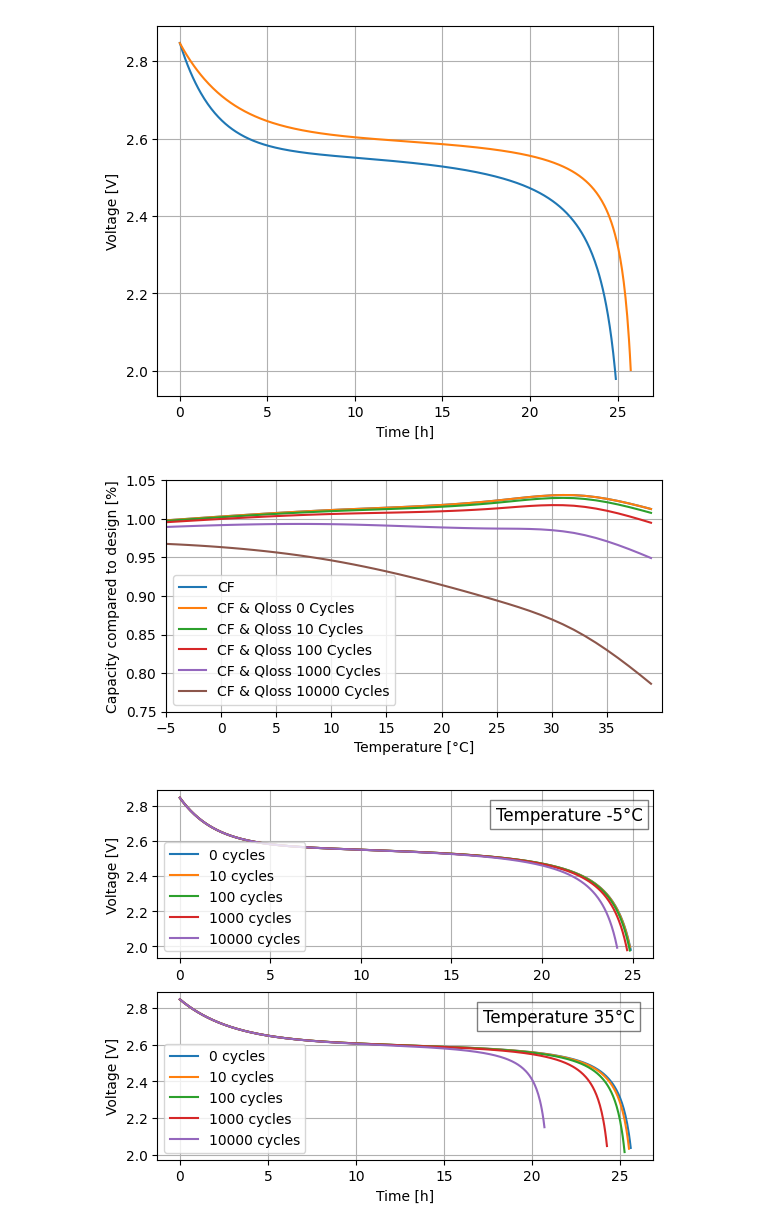
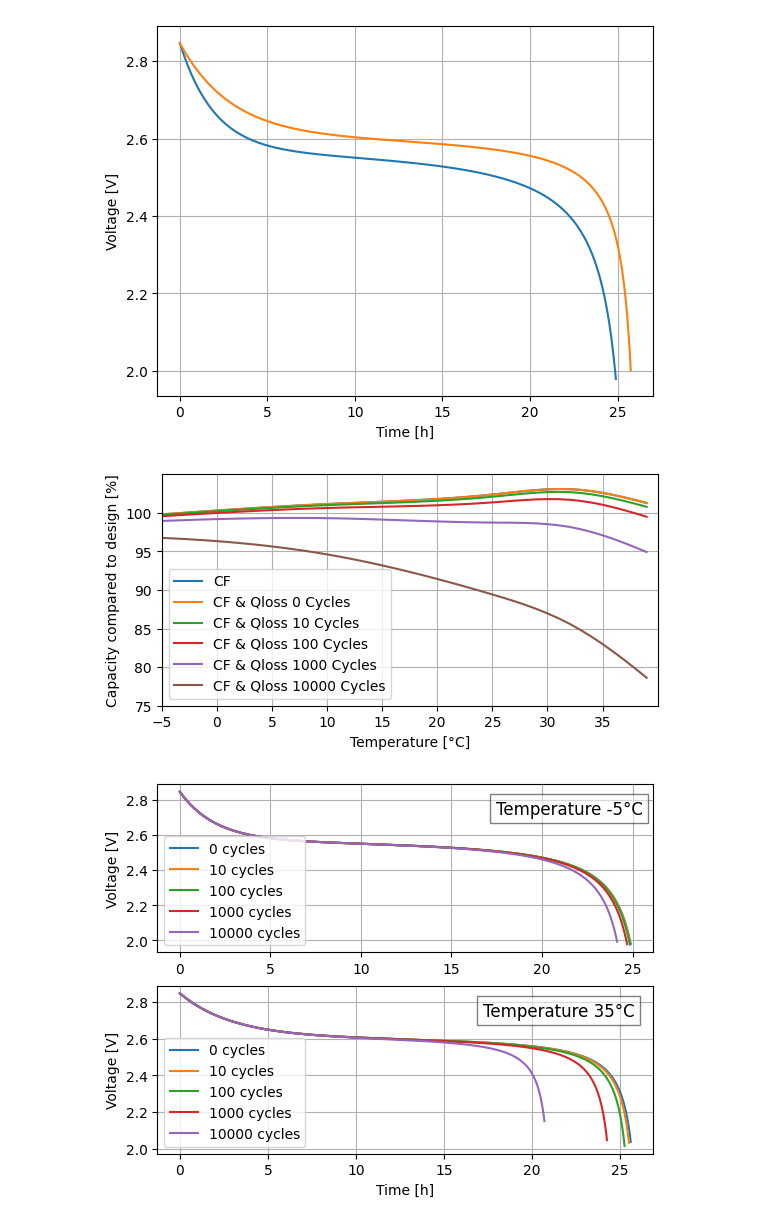
Before and after one commit to ApocalypsjeNL/kinetic-battery-temperature-aging, a Jupyter notebook: kibam.ipynb, the cells around one changed output. Drawn from its saved outputs; the diff is of its cells as text; code cells hidden in the pictures.

Commit message:
Change the units of the QLoss graph to percentages

```diff
--- a/kibam.ipynb
+++ b/kibam.ipynb
@@ -197,6 +197,13 @@ def plot_cf_qloss_temp():
     (qloss_plot_1000, T_plot_1000) = calc_qloss_plot(-5, 40, 1_000)
     (qloss_plot_10000, T_plot_10000) = calc_qloss_plot(-5, 40, 10_000)
 
+    cf_plot = np.multiply(cf_plot, 100)
+    qloss_plot_0 = np.multiply(qloss_plot_0, 100)
+    qloss_plot_10 = np.multiply(qloss_plot_10, 100)
+    qloss_plot_100 = np.multiply(qloss_plot_100, 100)
+    qloss_plot_1000 = np.multiply(qloss_plot_1000, 100)
+    qloss_plot_10000 = np.multiply(qloss_plot_10000, 100)
+
     plt.plot(T_plot, cf_plot)
     plt.plot(T_plot, qloss_plot_0)
     plt.plot(T_plot, qloss_plot_10)
@@ -204,14 +211,14 @@ def plot_cf_qloss_temp():
     plt.plot(T_plot, qloss_plot_1000)
     plt.plot(T_plot, qloss_plot_10000)
     plt.legend(['CF', 'CF & Qloss 0 Cycles', 'CF & Qloss 10 Cycles', 'CF & Qloss 100 Cycles', 'CF & Qloss 1000 Cycles', 'CF & Qloss 10000 Cycles'])
-    plt.ylim(0.75, 1.05)
+    plt.ylim(75, 105)
     plt.xlim(-5, 40)
-    plt.yticks(np.arange(0.75, 1.05, 0.05))
+    plt.yticks(np.arange(75, 105, 5))
     plt.xticks(np.arange(-5, 40, 5))
     plt.grid()
     plt.ylabel('Capacity compared to design [%]')
     plt.xlabel('Temperature [°C]')
-    plt.gca().set_aspect(70)
+    plt.gca().set_aspect(0.7)
 
 def t_kibam_qloss(input_battery_q0, input_time, input_temperature, input_c, input_Emin, input_I, input_dod, input_cycles, debug=False):
     input_arrhenius_E0 = arrhenius(2.884200, 0.25714, input_temperature)
@@ -229,34 +236,34 @@ def t_kibam_qloss(input_battery_q0, input_time, input_temperature, input_c, inpu
         print(f"corrected_q0: {corrected_q0}, cf: {debug_cf}, qloss: {debug_qloss}")
 
     i = input_c * corrected_q0
     j = (1 - input_c) * corrected_q0
     y = i + j
     t = 0
     result_kibam_voltage = []
     result_t_kibam_voltage = []
     expt = input_arrhenius_Expt0
     while i > 0:
 
         kv = kibam_voltage(input_arrhenius_E0 + input_arrhenius_Expt0, input_Emin, input_I, y, input_arrhenius_Rb, corrected_q0)
         result_kibam_voltage.append(kv)
         (v, expt) = tvm(input_arrhenius_E0, input_arrhenius_Rb, input_I, input_arrhenius_Kb, corrected_q0, input_I * t, input_time, input_arrhenius_B, input_arrhenius_tau, expt)
         result_t_kibam_voltage.append(v)
 
         if v < input_Emin:
             break
 
         # if debug:
         #     print(f"i: {i:.4f}, j: {j:.2f}, y: {y:.4f}, t: {t:.2f}, v: {v:.2f}, kv: {kv:.2f}")
 
         (i, j) = kibam(i, j, result_t_kibam_k, input_c, input_time, input_I)
         y = i + j
         t += input_time
 
     return result_kibam_voltage, result_t_kibam_voltage
 
 plot_cf_qloss_temp()
 # %% [output]
-[figure, old version]
+[figure, new version]
 # %%
 def t_kibam_arrenhius_qloss():
     experiment_temperature = 35
```
